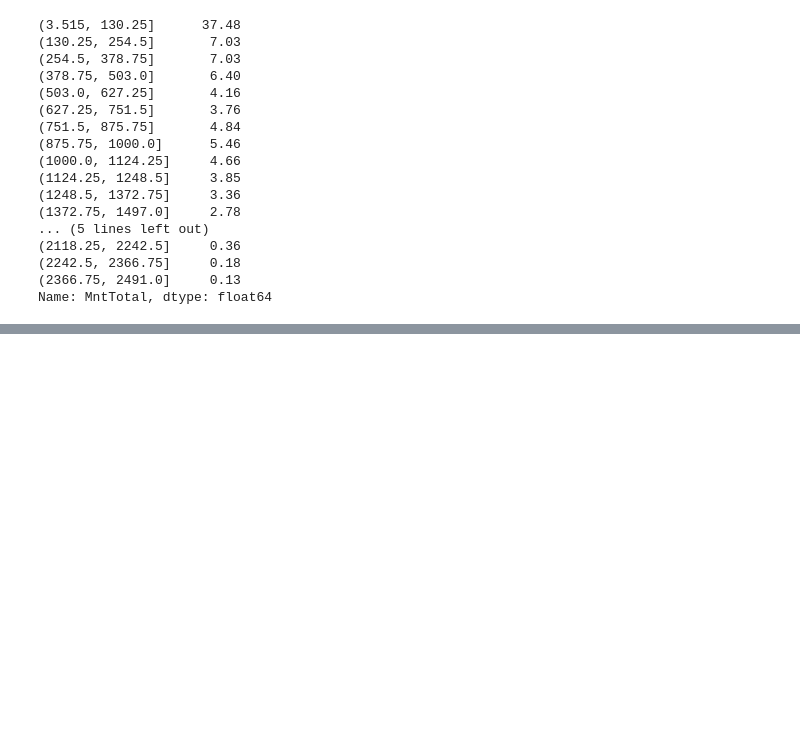
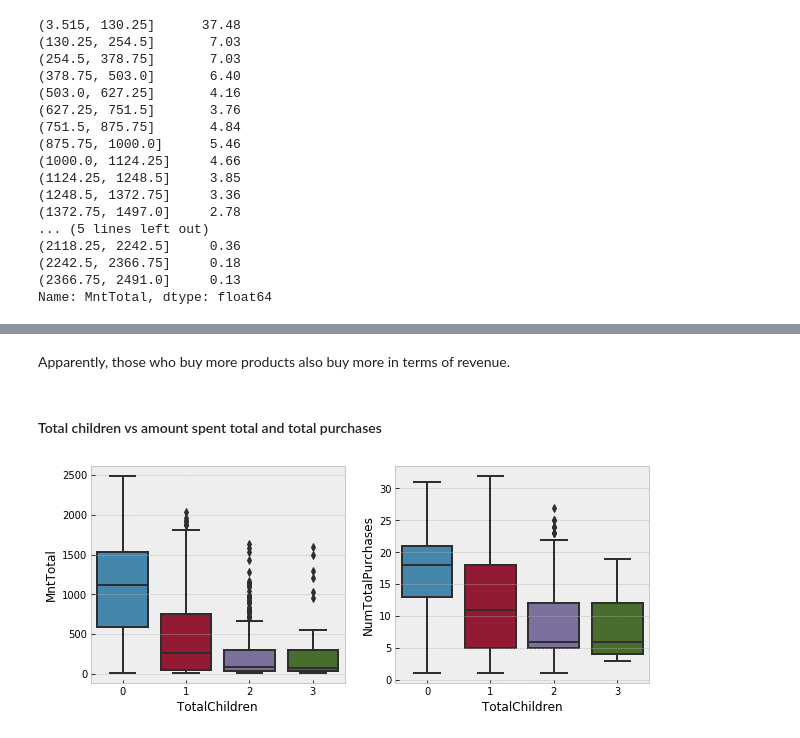
Before and after one commit to Danielgmelo/ifood, a Jupyter notebook: my_project/notebooks/eda/customers.ipynb, the cells around one changed output, grey strips where cells are left out. Cells and saved outputs as stored; diff of their text form; code cells hidden in the pictures; blank space fills up the shorter version.

```diff
--- a/my_project/notebooks/eda/customers.ipynb
+++ b/my_project/notebooks/eda/customers.ipynb
@@ -351,0 +413,11 @@ Name: MntTotal, dtype: float64
+# %% [markdown]
+Apparently, those who buy more products also buy more in terms of revenue.
+# %% [markdown]
+#### Total children vs amount spent total and total purchases
+# %%
+fig, (ax, ax1) = plt.subplots(1,2, figsize=(10,4))
+
+sns.boxplot(x=df['TotalChildren'], y=df['MntTotal'], ax=ax)
+sns.boxplot(x=df['TotalChildren'], y=df['NumTotalPurchases'], ax=ax1);
+# %% [output]
+[figure, added]
```
Also changed, not shown: parts of 18 cells of this notebook, 5 other files.
